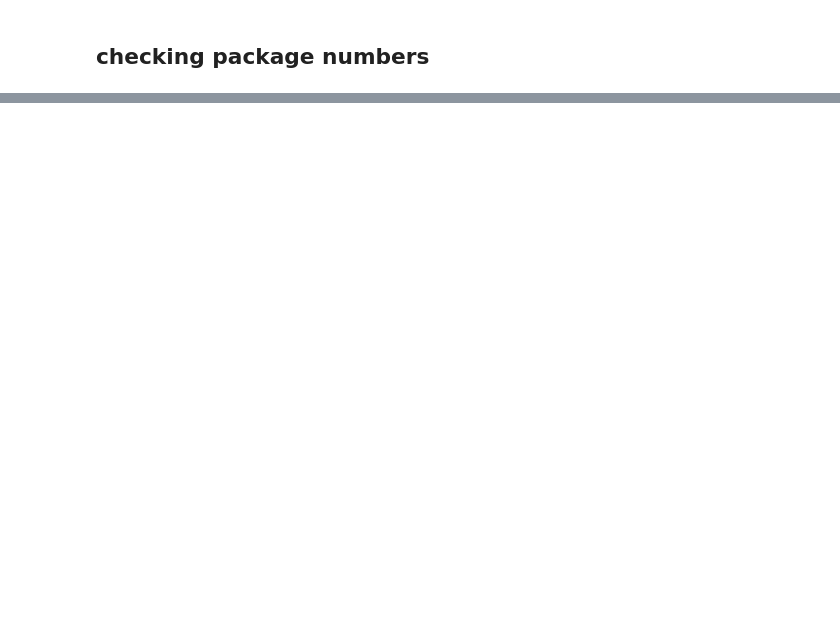
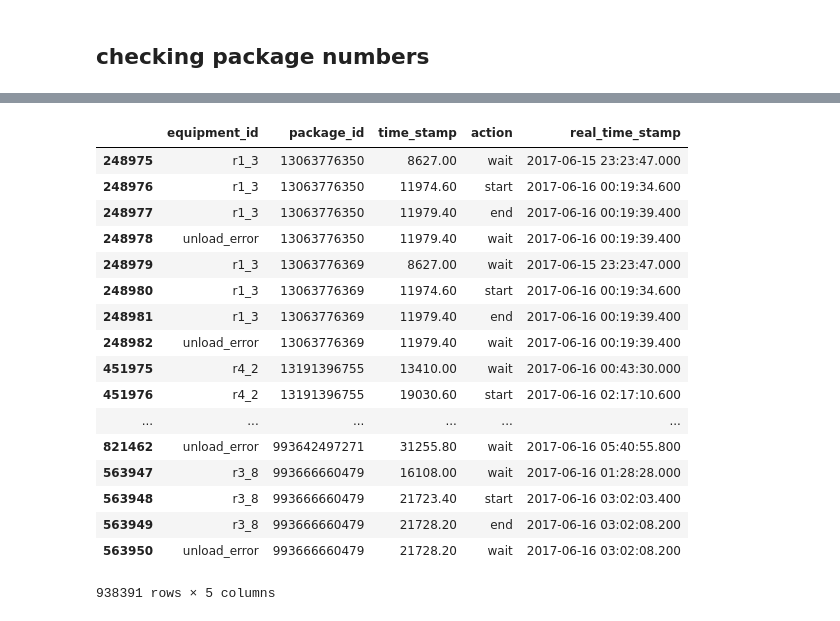
Before and after one commit to tade0726/logistics_simulation, a Jupyter notebook: notebooks/analyse out data.ipynb, the cells around one changed output, grey strips where cells are left out. Cells and saved outputs as stored; diff of their text form; code cells hidden in the pictures; blank space fills up the shorter version.

```diff
--- a/notebooks/analyse out data.ipynb
+++ b/notebooks/analyse out data.ipynb
@@ -141,0 +143,21 @@ machine_table
+# %%
+machine_table_sort
+# %% [output]
+|  | equipment_id | package_id | time_stamp | action | real_time_stamp |
+| 248975 | r1_3 | 13063776350 | 8627.00 | wait | 2017-06-15 23:23:47.000 |
+| 248976 | r1_3 | 13063776350 | 11974.60 | start | 2017-06-16 00:19:34.600 |
+| 248977 | r1_3 | 13063776350 | 11979.40 | end | 2017-06-16 00:19:39.400 |
+| 248978 | unload_error | 13063776350 | 11979.40 | wait | 2017-06-16 00:19:39.400 |
+| 248979 | r1_3 | 13063776369 | 8627.00 | wait | 2017-06-15 23:23:47.000 |
+| 248980 | r1_3 | 13063776369 | 11974.60 | start | 2017-06-16 00:19:34.600 |
+| 248981 | r1_3 | 13063776369 | 11979.40 | end | 2017-06-16 00:19:39.400 |
+| 248982 | unload_error | 13063776369 | 11979.40 | wait | 2017-06-16 00:19:39.400 |
+| 451975 | r4_2 | 13191396755 | 13410.00 | wait | 2017-06-16 00:43:30.000 |
+| 451976 | r4_2 | 13191396755 | 19030.60 | start | 2017-06-16 02:17:10.600 |
+| ... | ... | ... | ... | ... | ... |
+| 821462 | unload_error | 993642497271 | 31255.80 | wait | 2017-06-16 05:40:55.800 |
+| 563947 | r3_8 | 993666660479 | 16108.00 | wait | 2017-06-16 01:28:28.000 |
+| 563948 | r3_8 | 993666660479 | 21723.40 | start | 2017-06-16 03:02:03.400 |
+| 563949 | r3_8 | 993666660479 | 21728.20 | end | 2017-06-16 03:02:08.200 |
+| 563950 | unload_error | 993666660479 | 21728.20 | wait | 2017-06-16 03:02:08.200 |
+938391 rows × 5 columns
```
Also changed, not shown: parts of 16 cells of this notebook, 4 other files.
